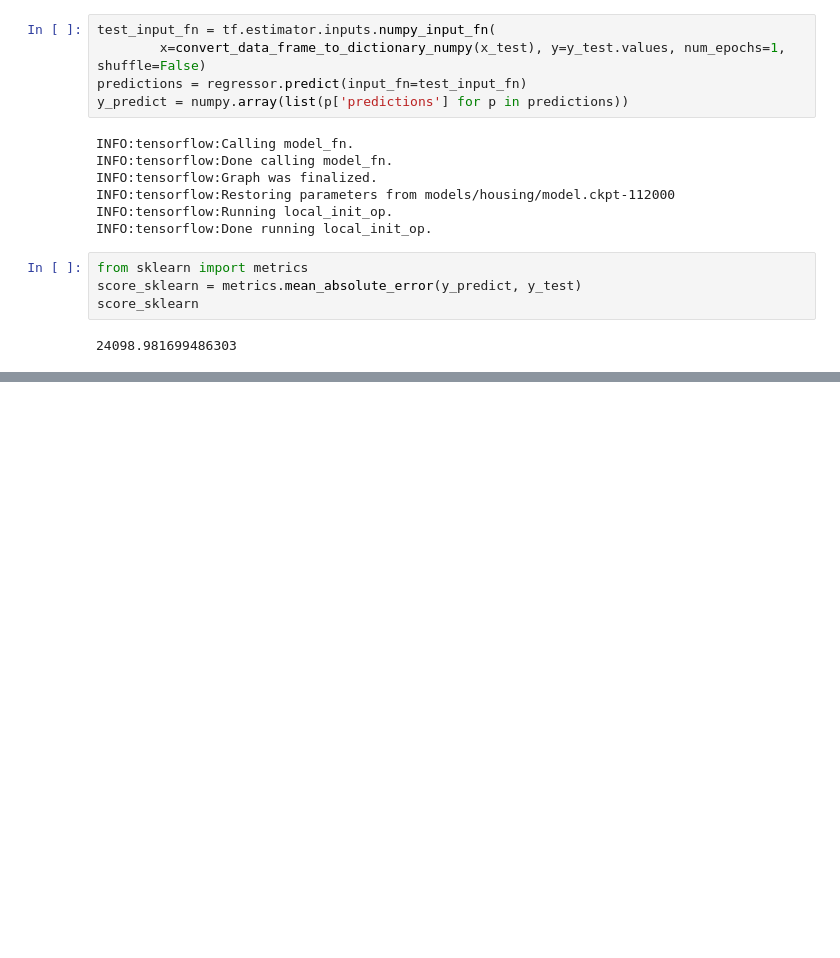
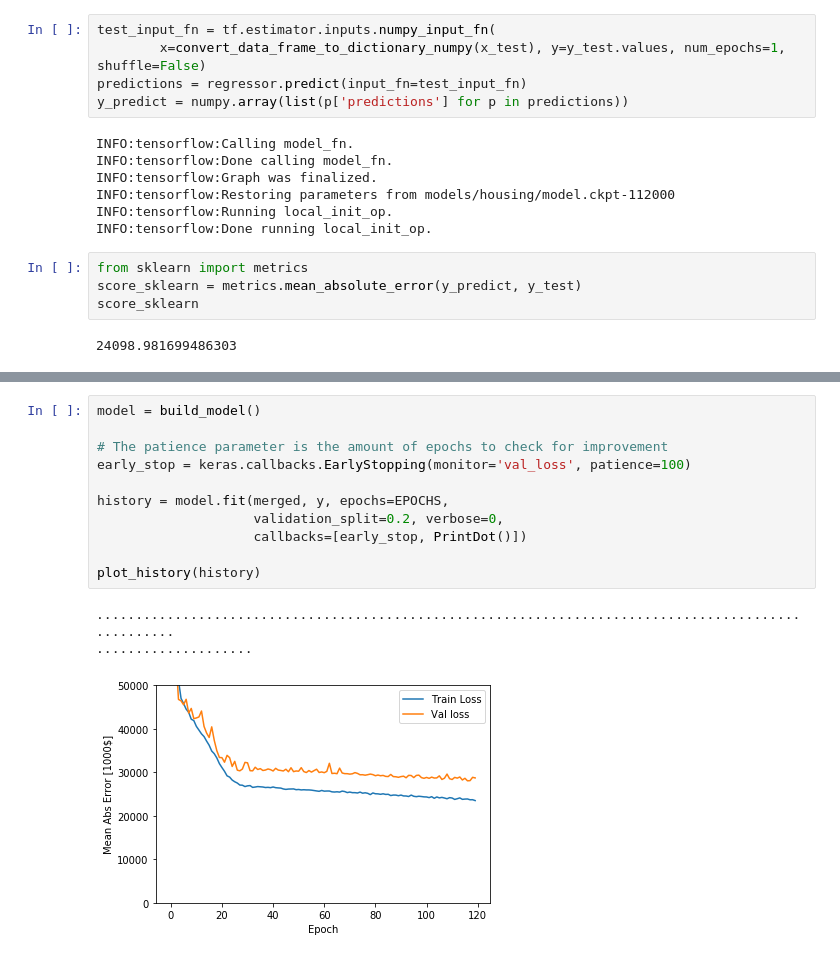
Before and after one commit to jdavidagudelo/opencv-tutorial, a Jupyter notebook: src/basic/scripts/house_prices/neural_regressor.ipynb, the cells around one changed output, grey strips where cells are left out. Cells and saved outputs as stored; diff of their text form; blank space fills up the shorter version.

```diff
--- a/src/basic/scripts/house_prices/neural_regressor.ipynb
+++ b/src/basic/scripts/house_prices/neural_regressor.ipynb
@@ -100,0 +180,15 @@ score_sklearn
+# %%
+model = build_model()
+
+# The patience parameter is the amount of epochs to check for improvement
+early_stop = keras.callbacks.EarlyStopping(monitor='val_loss', patience=100)
+
+history = model.fit(merged, y, epochs=EPOCHS,
+                    validation_split=0.2, verbose=0,
+                    callbacks=[early_stop, PrintDot()])
+
+plot_history(history)
+# %% [output]
+....................................................................................................
+....................
+[figure, added]
```
Also changed, not shown: parts of 5 cells of this notebook.
